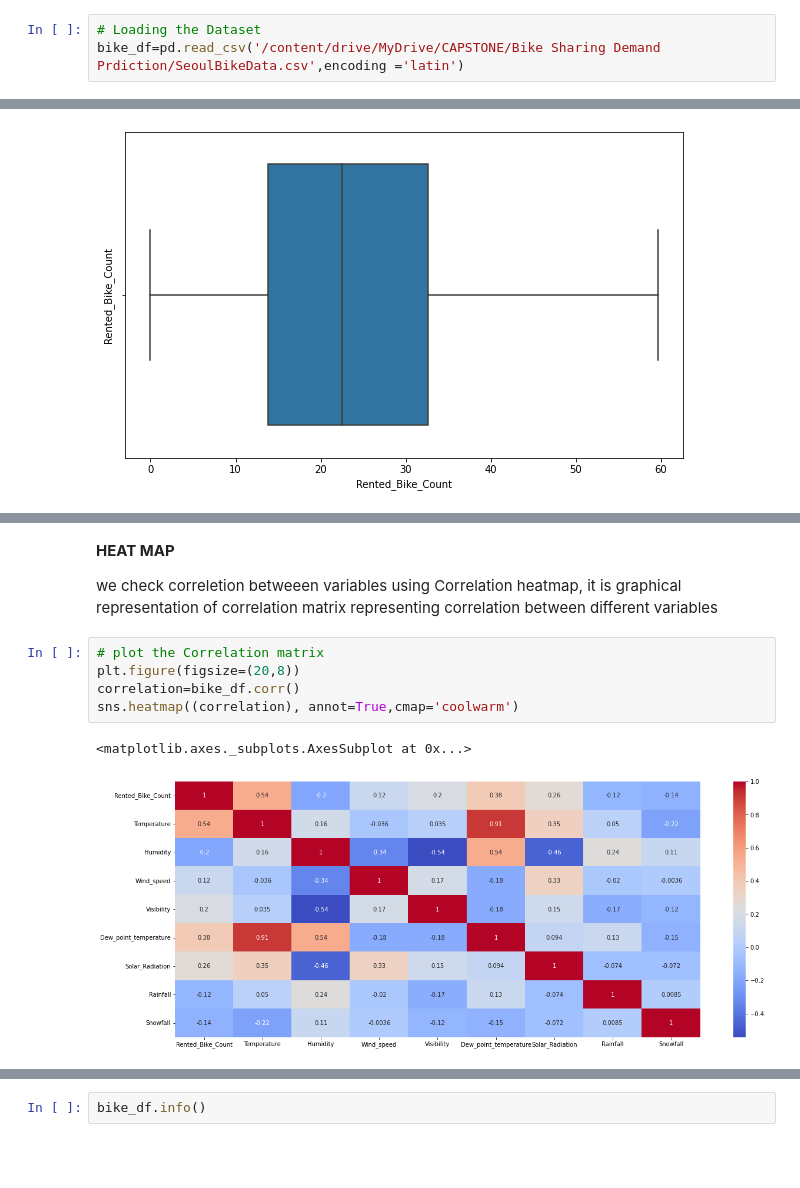
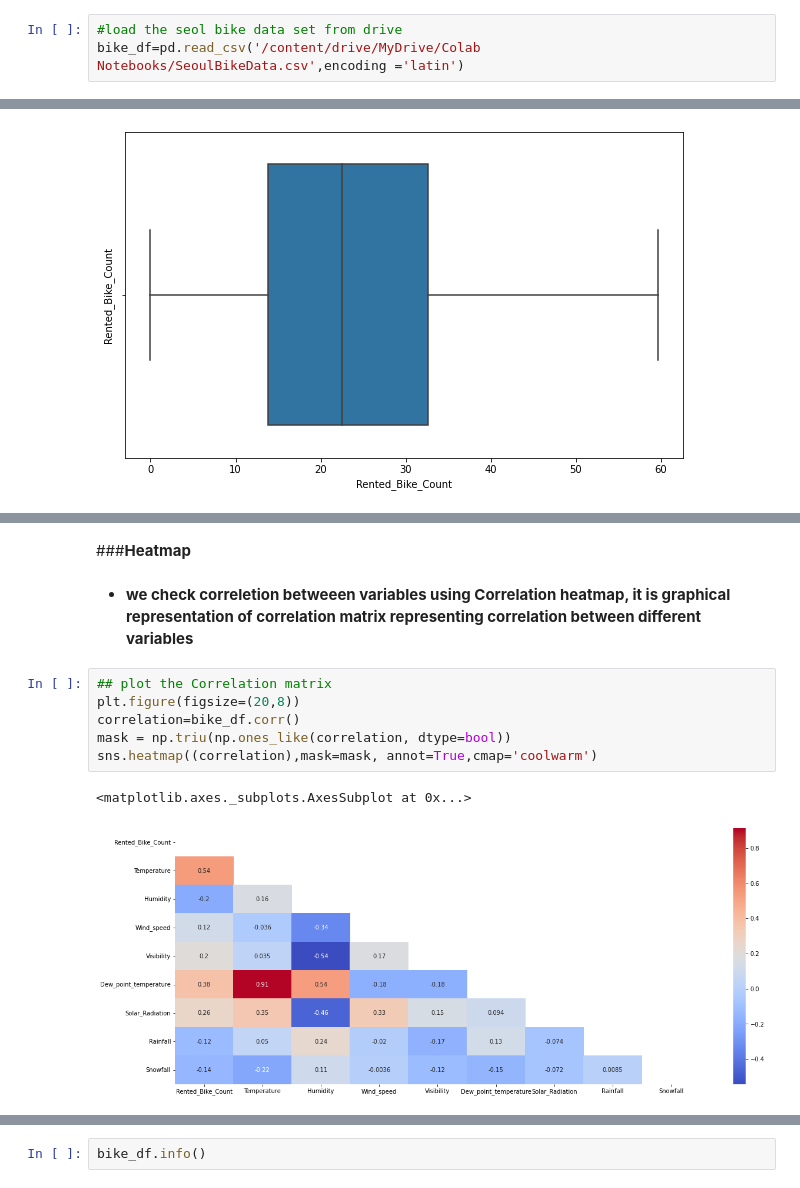
Before and after one commit to Tarunsri1998/OLD-Bike-Sharing-Demand-Predictions, a Jupyter notebook: Bike_Sharing_Demand_Prediction_Capstone_Project.ipynb, the cells around one changed output, grey strips where cells are left out. Drawn from its saved outputs; the diff is of its cells as text; blank space fills up the shorter version.

```diff
--- a/Bike_Sharing_Demand_Prediction_Capstone_Project.ipynb
+++ b/Bike_Sharing_Demand_Prediction_Capstone_Project.ipynb
@@ -76,5 +78,5 @@ drive.mount('/content/drive')
 # %% [output]
 Mounted at /content/drive
 # %%
-# Loading the Dataset
-bike_df=pd.read_csv('/content/drive/MyDrive/CAPSTONE/Bike Sharing Demand Prdiction/SeoulBikeData.csv',encoding ='latin')
+#load the seol bike data set from drive
+bike_df=pd.read_csv('/content/drive/MyDrive/Colab Notebooks/SeoulBikeData.csv',encoding ='latin')
@@ -700,13 +805,14 @@ bike_df.head()
+# %% [markdown]
+###**Heatmap**
 # %% [markdown]
-**HEAT MAP**
-
-we check correletion betweeen variables using Correlation heatmap, it is graphical representation of correlation matrix representing correlation between different variables
+* **we check correletion betweeen variables using Correlation heatmap, it is graphical representation of correlation matrix representing correlation between different variables**
 # %%
-# plot the Correlation matrix
+## plot the Correlation matrix
 plt.figure(figsize=(20,8))
 correlation=bike_df.corr()
-sns.heatmap((correlation), annot=True,cmap='coolwarm')
+mask = np.triu(np.ones_like(correlation, dtype=bool))
+sns.heatmap((correlation),mask=mask, annot=True,cmap='coolwarm')
 # %% [output]
 <matplotlib.axes._subplots.AxesSubplot at 0x...>
-[figure, old version]
+[figure, new version]
 # %% [markdown]
```
Also changed, not shown: parts of 295 cells of this notebook.
